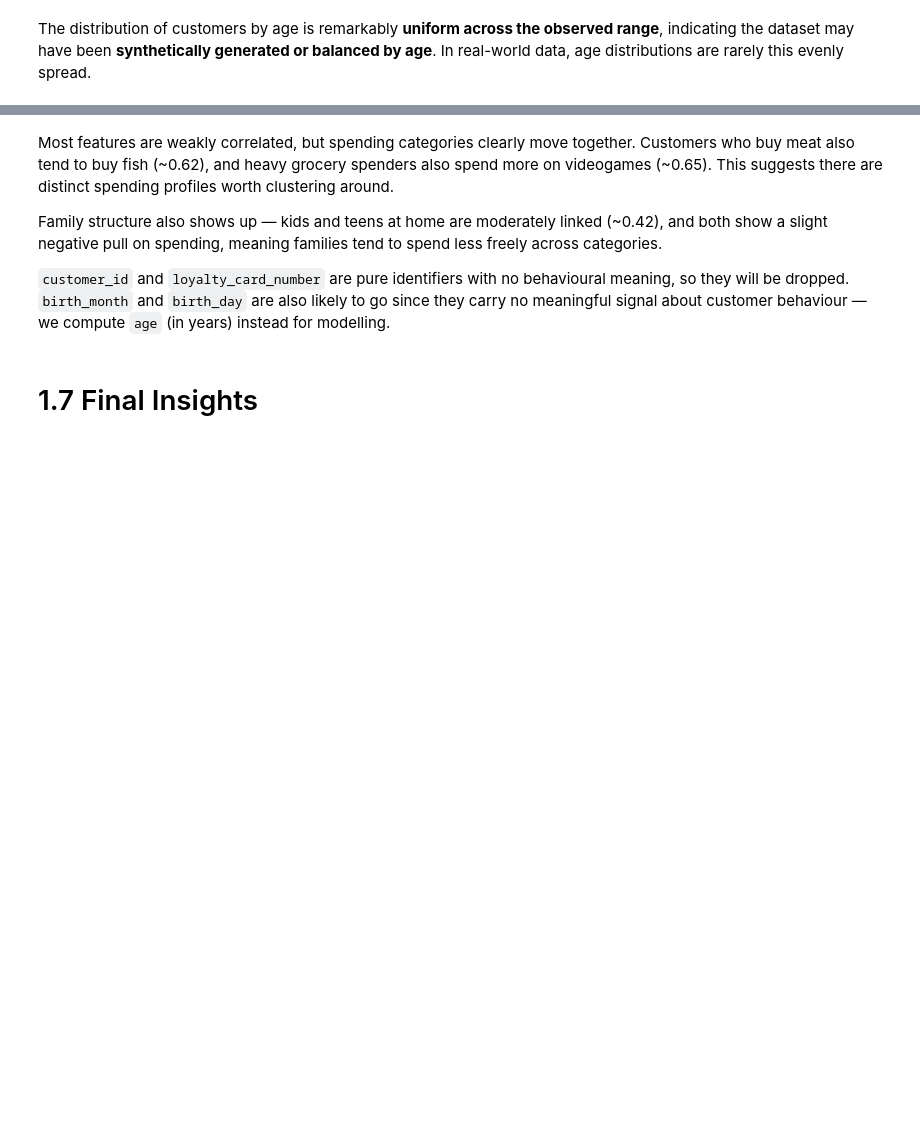
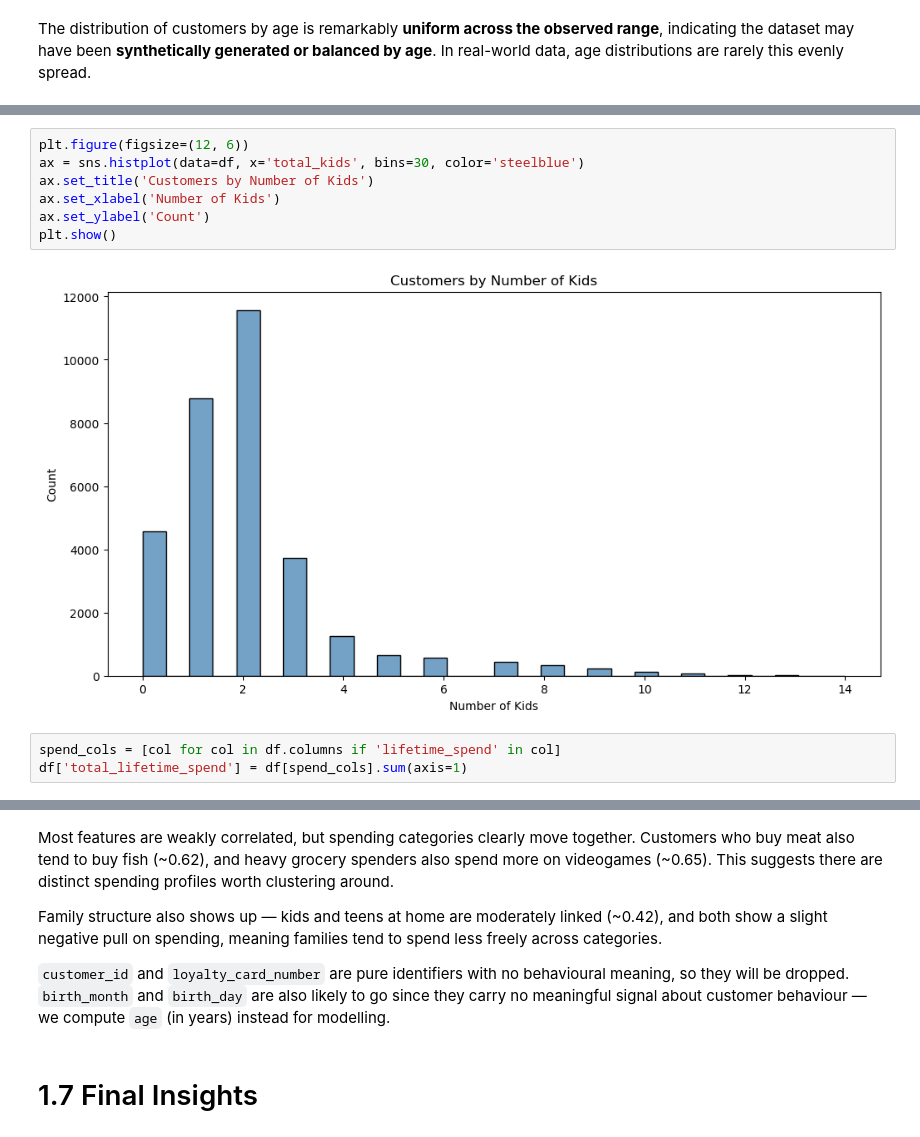
Before and after one commit to marianasfmartins/Customer-Segmentation-Project, a Jupyter notebook: Course Assignment - Customer Segmentation-20260417/EDA-Casa.ipynb, the cells around one changed output, grey strips where cells are left out. Drawn from its saved outputs; the diff is of its cells as text; blank space fills up the shorter version.

```diff
--- a/Course Assignment - Customer Segmentation-20260417/EDA-Casa.ipynb
+++ b/Course Assignment - Customer Segmentation-20260417/EDA-Casa.ipynb
@@ -390,0 +395,12 @@ The distribution of customers by age is remarkably **uniform across the observed
+# %%
+plt.figure(figsize=(12, 6))
+ax = sns.histplot(data=df, x='total_kids', bins=30, color='steelblue')
+ax.set_title('Customers by Number of Kids')
+ax.set_xlabel('Number of Kids')
+ax.set_ylabel('Count')
+plt.show()
+# %% [output]
+[figure, added]
+# %%
+spend_cols = [col for col in df.columns if 'lifetime_spend' in col]
+df['total_lifetime_spend'] = df[spend_cols].sum(axis=1)
```
Also changed, not shown: parts of 21 cells of this notebook, 4 other files.
